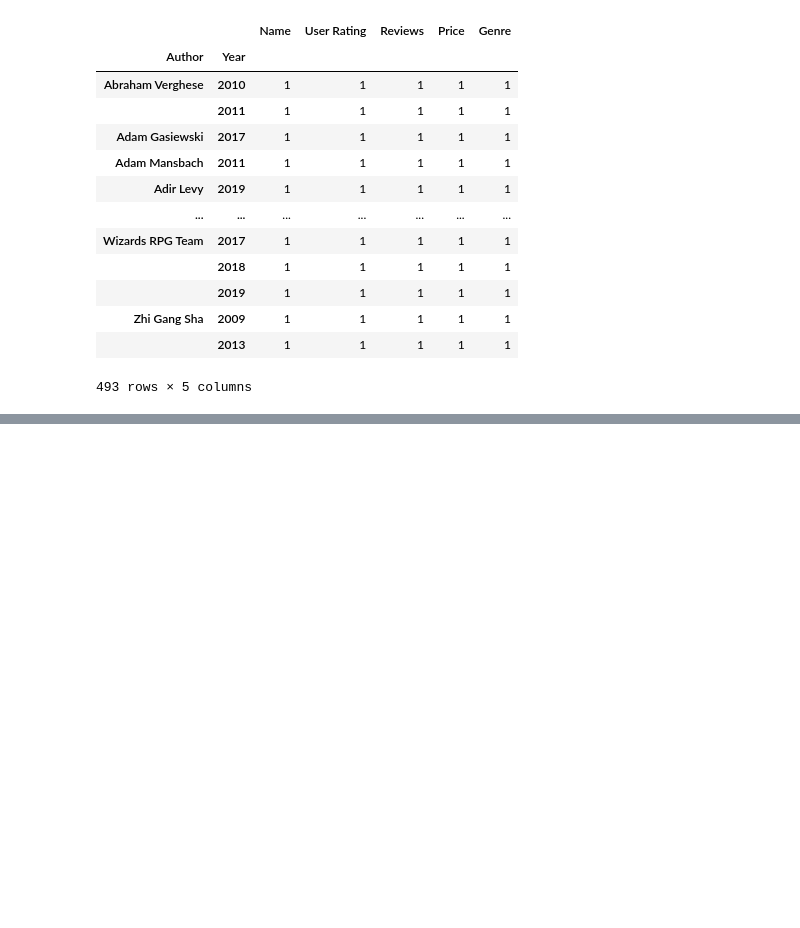
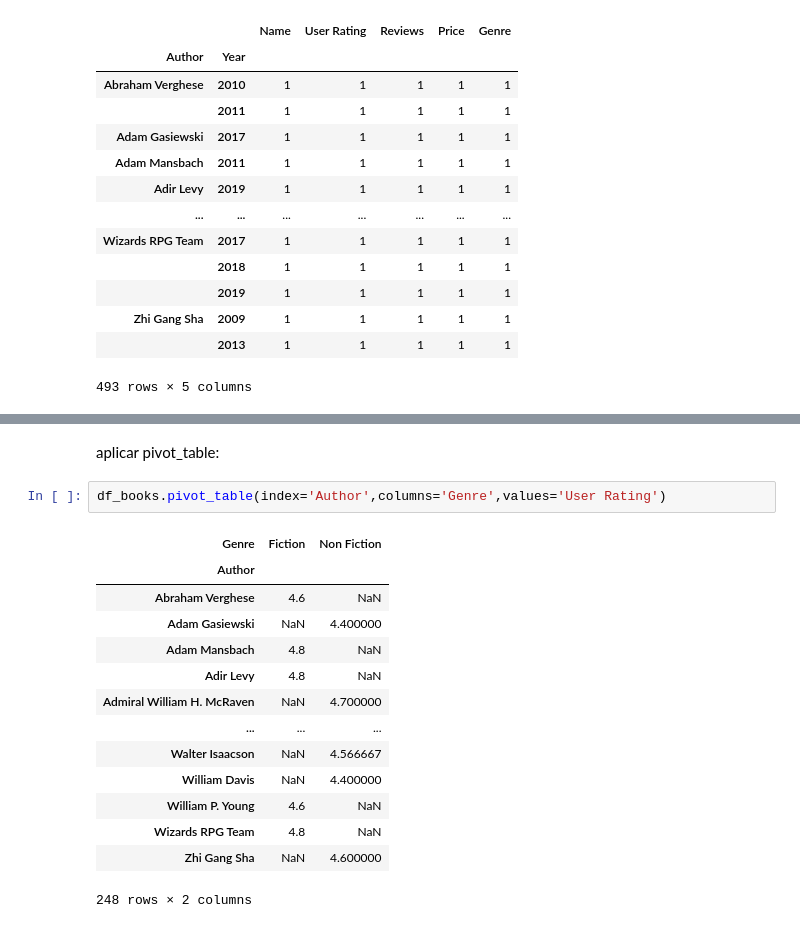
Before and after one commit to Carmen-N/Manipulaci-n-y-Transformaci-n-de-Datos-con-Pandas-y-NumPy, a Jupyter notebook: proyecto_con_Pandas_.ipynb, the cells around one changed output, grey strips where cells are left out. Saved outputs shown, nothing was run; the diff lists cells and outputs as text; blank space fills up the shorter version.

```diff
--- a/proyecto_con_Pandas_.ipynb
+++ b/proyecto_con_Pandas_.ipynb
@@ -734,0 +747,19 @@ df_books.groupby(['Author','Year']).count()
+# %% [markdown]
+aplicar pivot_table:
+# %%
+df_books.pivot_table(index='Author',columns='Genre',values='User Rating')
+# %% [output]
+| Genre | Fiction | Non Fiction |
+| Author |  |  |
+| Abraham Verghese | 4.6 | NaN |
+| Adam Gasiewski | NaN | 4.400000 |
+| Adam Mansbach | 4.8 | NaN |
+| Adir Levy | 4.8 | NaN |
+| Admiral William H. McRaven | NaN | 4.700000 |
+| ... | ... | ... |
+| Walter Isaacson | NaN | 4.566667 |
+| William Davis | NaN | 4.400000 |
+| William P. Young | 4.6 | NaN |
+| Wizards RPG Team | 4.8 | NaN |
+| Zhi Gang Sha | NaN | 4.600000 |
+248 rows × 2 columns
```
Also changed, not shown: parts of 30 cells of this notebook.
